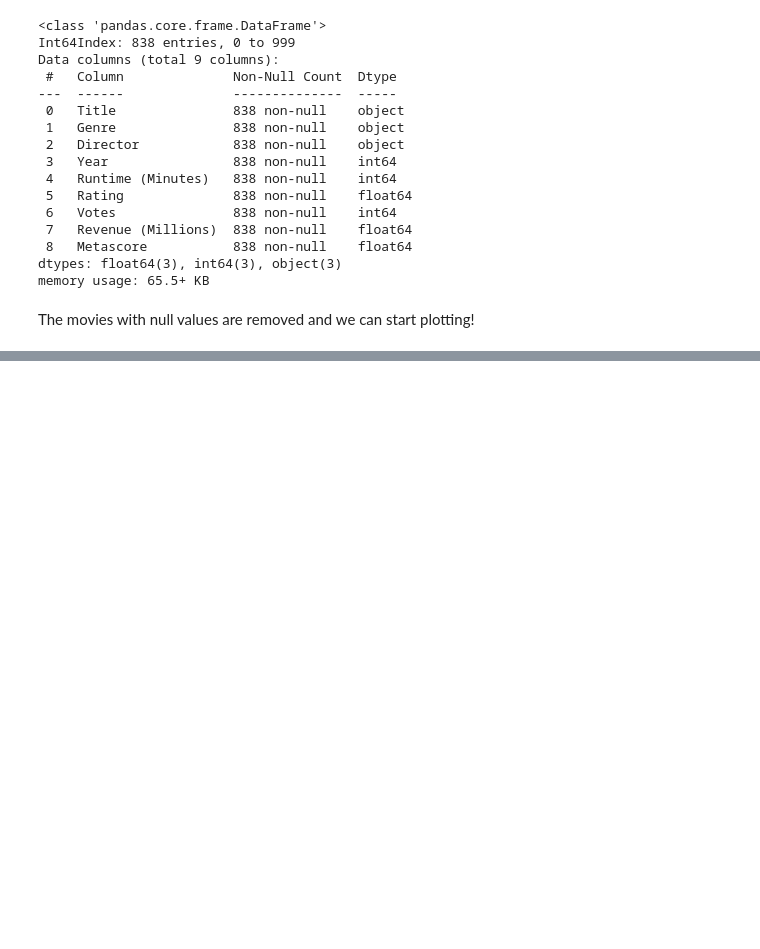
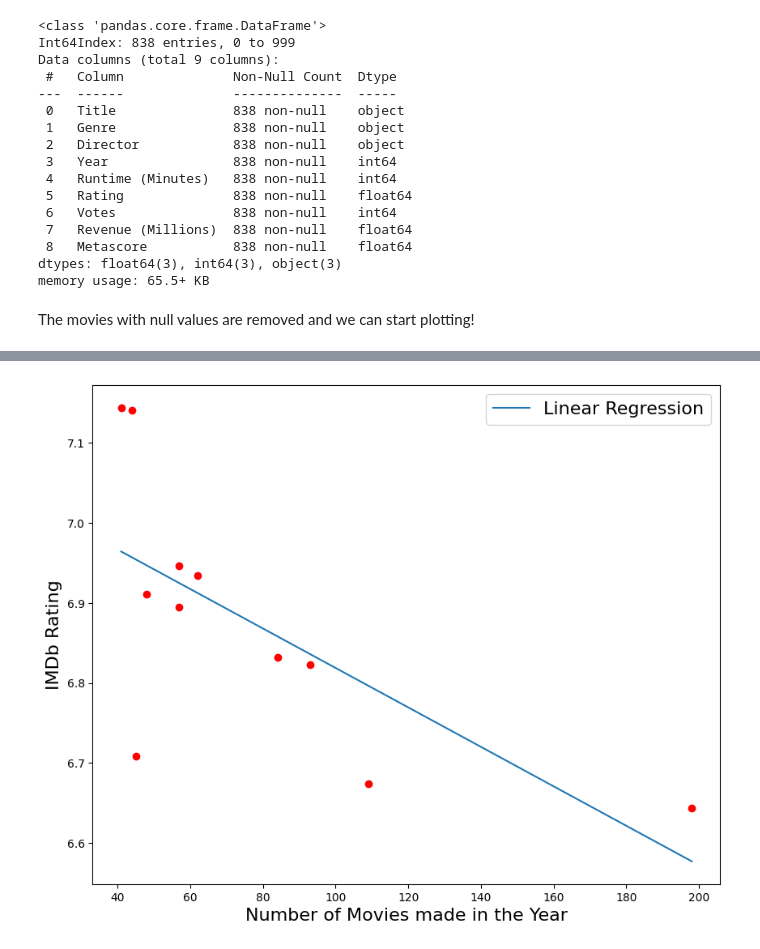
Before and after one commit to LinusTC/IMDBMovies, a Jupyter notebook: CW3.ipynb, the cells around one changed output, grey strips where cells are left out. Cells and saved outputs as stored; diff of their text form; code cells hidden in the pictures; blank space fills up the shorter version.

```diff
--- a/CW3.ipynb
+++ b/CW3.ipynb
@@ -87,0 +154,17 @@ The movies with null values are removed and we can start plotting!
+# %%
+fig, ax1 = plt.subplots(figsize=(10, 8))
+
+a, b = py.polyfit(Year_Number, Year_Rating_Y, 1)
+
+
+plt.xlabel('Number of Movies made in the Year', fontsize = 16)
+plt.ylabel('IMDb Rating', fontsize = 16)
+
+plt.plot(Year_Number, a*Year_Number+b)
+plt.scatter(Year_Number, Year_Rating_Y, color='red')
+plt.legend(['Linear Regression'], loc='upper right', prop={'size': 16})
+
+
+plt.show()
+# %% [output]
+[figure, added]
```
Also changed, not shown: parts of 7 cells of this notebook.
